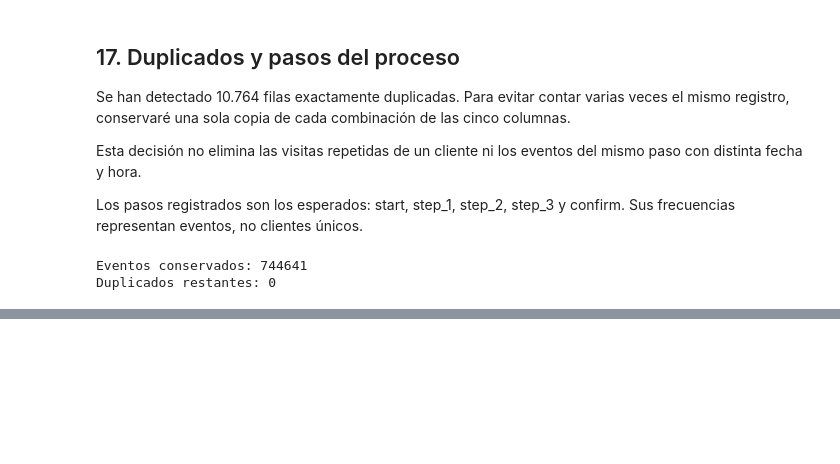
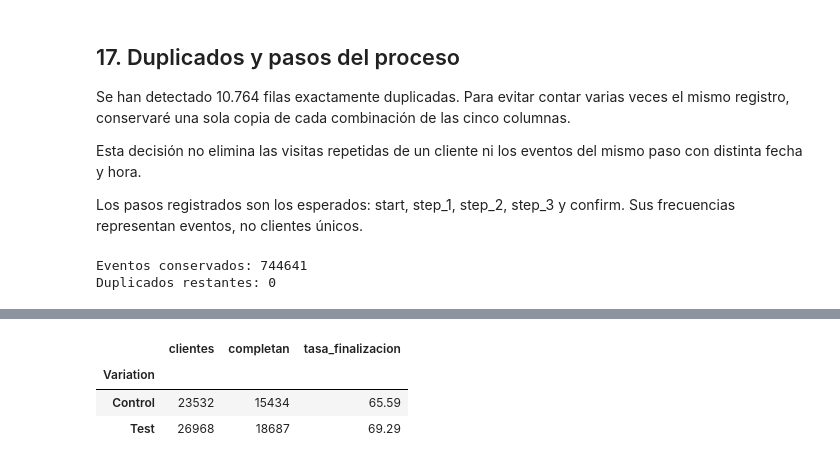
Before and after one commit to walnertpadron18/Proyecto3Tableu, a Jupyter notebook: Prueba1Salva.ipynb, the cells around one changed output, grey strips where cells are left out. Saved outputs shown, nothing was run; the diff lists cells and outputs as text; code cells hidden in the pictures; blank space fills up the shorter version.

```diff
--- a/Prueba1Salva.ipynb
+++ b/Prueba1Salva.ipynb
@@ -709,0 +716,6 @@ Duplicados restantes: 0
+# %%
+df_web_limpio['date_time'] = pd.to_datetime(df_web_limpio['date_time'],errors='coerce')
+
+print("Fechas no válidas:", df_web_limpio['date_time'].isna().sum())
+print("Primera fecha:", df_web_limpio['date_time'].min())
+print("Última fecha:", df_web_limpio['date_time'].max())
@@ -709,0 +800,18 @@ Duplicados restantes: 0
+# %%
+# Total de clientes únicos por grupo
+clientes_por_grupo = (df_web_experimento.groupby('Variation')['client_id'].nunique())
+
+# Clientes que tienen al menos una confirmación
+clientes_completan = (df_web_experimento.loc[df_web_experimento['process_step'] == 'confirm'].groupby('Variation')['client_id'].nunique())
+
+# Reunir los recuentos y calcular el porcentaje
+resumen_finalizacion = pd.DataFrame({'clientes': clientes_por_grupo,'completan': clientes_completan}).fillna(0)
+
+resumen_finalizacion['tasa_finalizacion'] = (resumen_finalizacion['completan'] /resumen_finalizacion['clientes'] * 100)
+
+resumen_finalizacion.round(2)
+# %% [output]
+|  | clientes | completan | tasa_finalizacion |
+| Variation |  |  |  |
+| Control | 23532 | 15434 | 65.59 |
+| Test | 26968 | 18687 | 69.29 |
```
Also changed, not shown: parts of 22 cells of this notebook.
